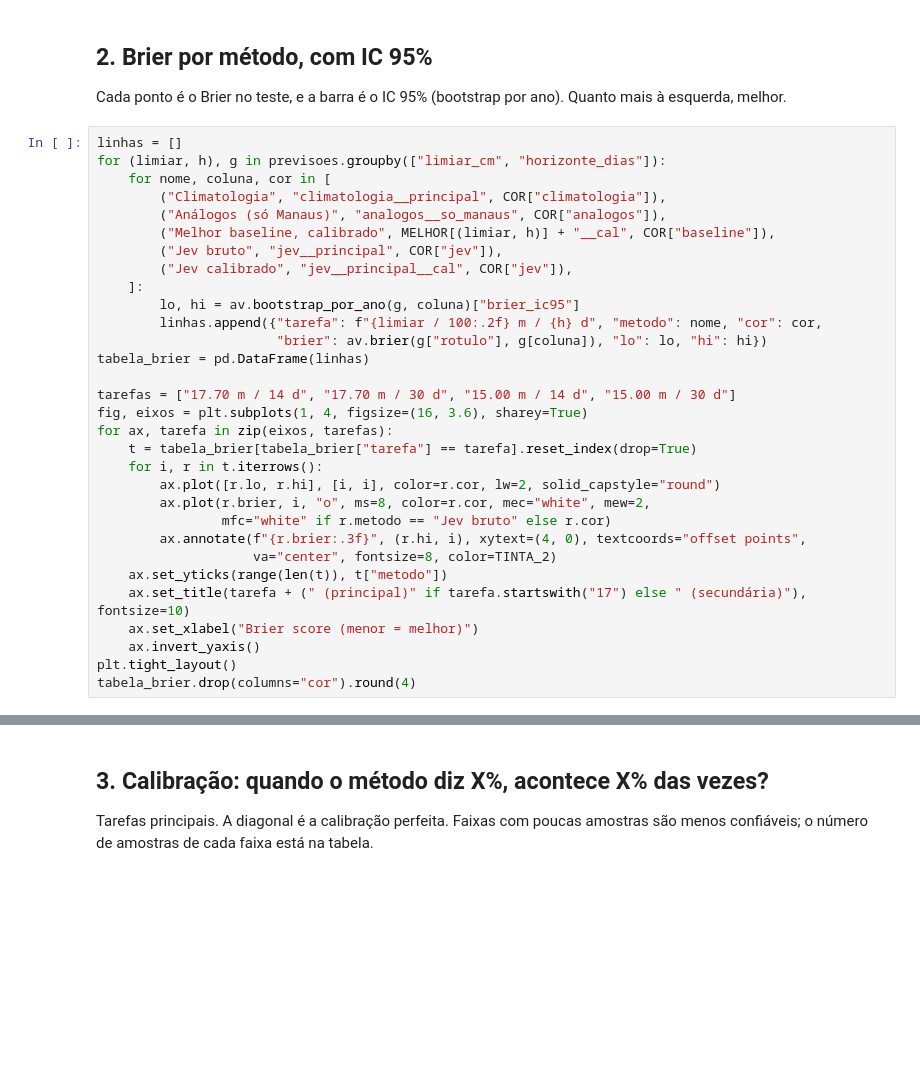
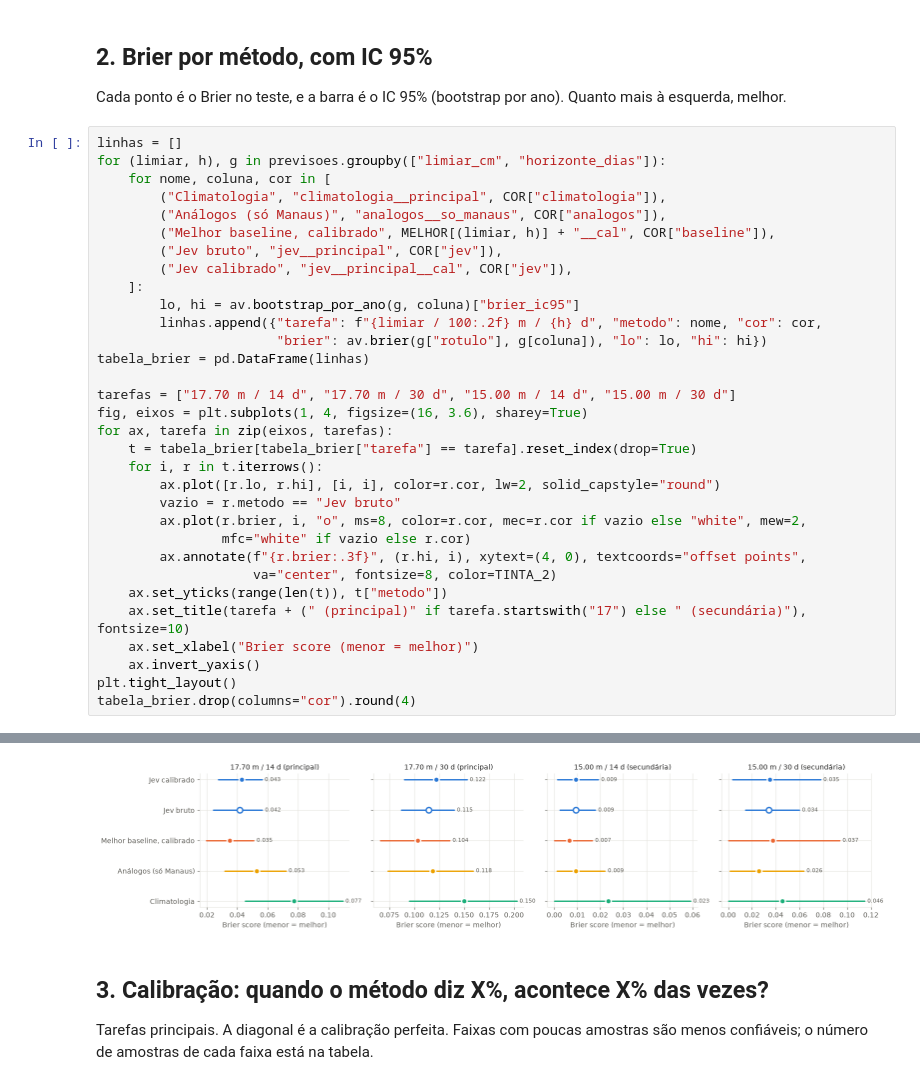
Before and after one commit to DouglasSM747/SupplyRisk, a Jupyter notebook: notebooks/02_resultados_braco_a.ipynb, the cells around one changed output, grey strips where cells are left out. Saved outputs shown, nothing was run; the diff lists cells and outputs as text; blank space fills up the shorter version.

```diff
--- a/notebooks/02_resultados_braco_a.ipynb
+++ b/notebooks/02_resultados_braco_a.ipynb
@@ -68,8 +82,9 @@ for ax, tarefa in zip(eixos, tarefas):
     t = tabela_brier[tabela_brier["tarefa"] == tarefa].reset_index(drop=True)
     for i, r in t.iterrows():
         ax.plot([r.lo, r.hi], [i, i], color=r.cor, lw=2, solid_capstyle="round")
-        ax.plot(r.brier, i, "o", ms=8, color=r.cor, mec="white", mew=2,
-                mfc="white" if r.metodo == "Jev bruto" else r.cor)
+        vazio = r.metodo == "Jev bruto"
+        ax.plot(r.brier, i, "o", ms=8, color=r.cor, mec=r.cor if vazio else "white", mew=2,
+                mfc="white" if vazio else r.cor)
         ax.annotate(f"{r.brier:.3f}", (r.hi, i), xytext=(4, 0), textcoords="offset points",
                     va="center", fontsize=8, color=TINTA_2)
     ax.set_yticks(range(len(t)), t["metodo"])
@@ -78,3 +93,4 @@ for ax, tarefa in zip(eixos, tarefas):
     ax.invert_yaxis()
 plt.tight_layout()
 tabela_brier.drop(columns="cor").round(4)
+# %% [output]
@@ -81,3 +114,4 @@ tabela_brier.drop(columns="cor").round(4)
+[figure, added]
 # %% [markdown]
 ## 3. Calibração: quando o método diz X%, acontece X% das vezes?
 
```
Also changed, not shown: parts of 9 cells of this notebook, 12 other files.
